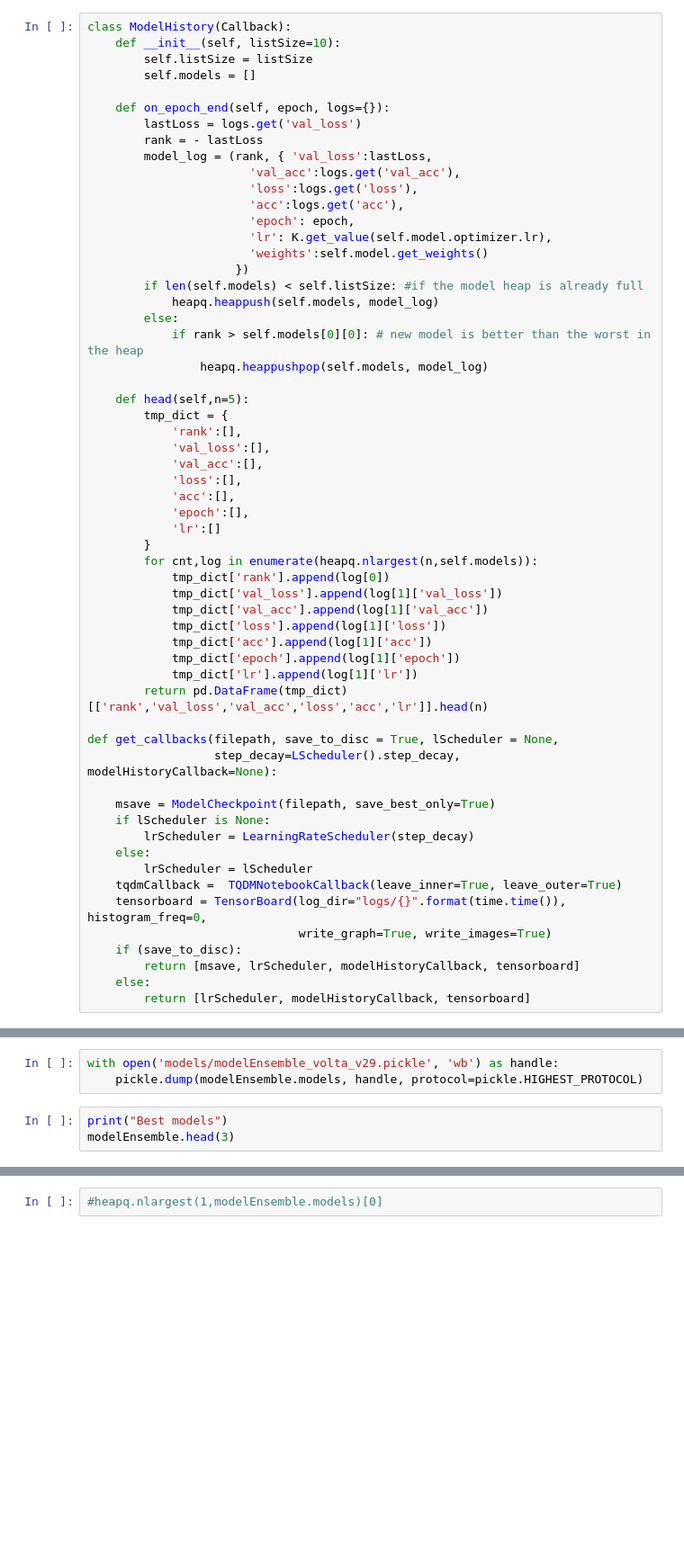
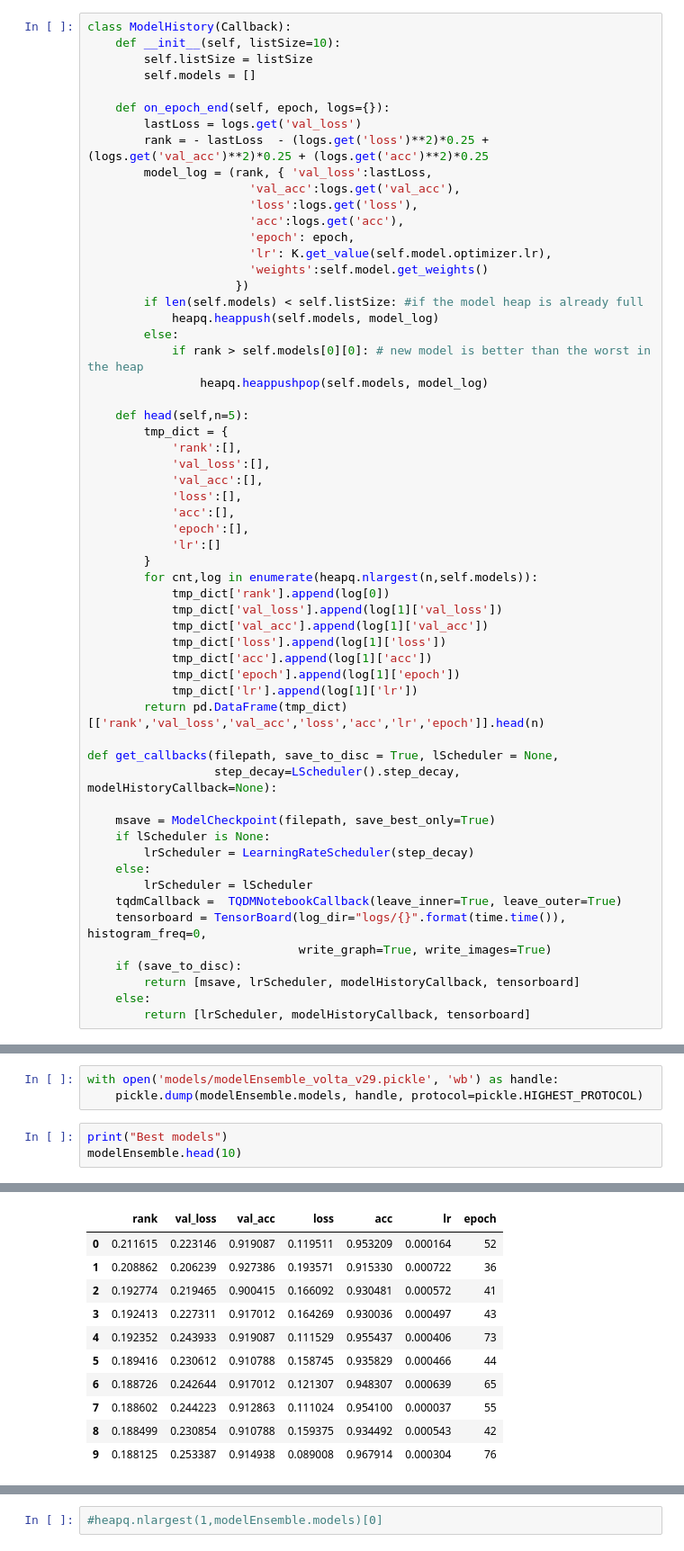
Before and after one commit to MarekKZielinski/Statoil-C-CORE-Iceberg-Classifier-Challenge, a Jupyter notebook: Iceberg-notebook-volta.ipynb, the cells around one changed output, grey strips where cells are left out. Shown at 90% size. Drawn from its saved outputs; the diff is of its cells as text; blank space fills up the shorter version.

```diff
--- a/Iceberg-notebook-volta.ipynb
+++ b/Iceberg-notebook-volta.ipynb
@@ -890,7 +915,7 @@ class ModelHistory(Callback):
 
     def on_epoch_end(self, epoch, logs={}):
         lastLoss = logs.get('val_loss')
-        rank = - lastLoss
+        rank = - lastLoss  - (logs.get('loss')**2)*0.25 + (logs.get('val_acc')**2)*0.25 + (logs.get('acc')**2)*0.25
         model_log = (rank, { 'val_loss':lastLoss,
                        'val_acc':logs.get('val_acc'),
                        'loss':logs.get('loss'),
@@ -923,7 +948,7 @@ class ModelHistory(Callback):
             tmp_dict['acc'].append(log[1]['acc'])
             tmp_dict['epoch'].append(log[1]['epoch'])
             tmp_dict['lr'].append(log[1]['lr'])
-        return pd.DataFrame(tmp_dict)[['rank','val_loss','val_acc','loss','acc','lr']].head(n)
+        return pd.DataFrame(tmp_dict)[['rank','val_loss','val_acc','loss','acc','lr','epoch']].head(n)
 
 def get_callbacks(filepath, save_to_disc = True, lScheduler = None,
                   step_decay=LScheduler().step_decay, modelHistoryCallback=None):
@@ -999,4 +1025,5 @@ with open('models/modelEnsemble_volta_v29.pickle', 'wb') as handle:
     pickle.dump(modelEnsemble.models, handle, protocol=pickle.HIGHEST_PROTOCOL)
 # %%
 print("Best models")
-modelEnsemble.head(3)
+modelEnsemble.head(10)
+# %% [output]
@@ -1003,3 +1031,14 @@ modelEnsemble.head(3)
+|  | rank | val_loss | val_acc | loss | acc | lr | epoch |
+| 0 | 0.211615 | 0.223146 | 0.919087 | 0.119511 | 0.953209 | 0.000164 | 52 |
+| 1 | 0.208862 | 0.206239 | 0.927386 | 0.193571 | 0.915330 | 0.000722 | 36 |
+| 2 | 0.192774 | 0.219465 | 0.900415 | 0.166092 | 0.930481 | 0.000572 | 41 |
+| 3 | 0.192413 | 0.227311 | 0.917012 | 0.164269 | 0.930036 | 0.000497 | 43 |
+| 4 | 0.192352 | 0.243933 | 0.919087 | 0.111529 | 0.955437 | 0.000406 | 73 |
+| 5 | 0.189416 | 0.230612 | 0.910788 | 0.158745 | 0.935829 | 0.000466 | 44 |
+| 6 | 0.188726 | 0.242644 | 0.917012 | 0.121307 | 0.948307 | 0.000639 | 65 |
+| 7 | 0.188602 | 0.244223 | 0.912863 | 0.111024 | 0.954100 | 0.000037 | 55 |
+| 8 | 0.188499 | 0.230854 | 0.910788 | 0.159375 | 0.934492 | 0.000543 | 42 |
+| 9 | 0.188125 | 0.253387 | 0.914938 | 0.089008 | 0.967914 | 0.000304 | 76 |
 # %%
 h = lScheduler.history
 plt.plot(h['lr'], color="b", label='lr')
```
Also changed, not shown: parts of 19 cells of this notebook, 1 other file.
